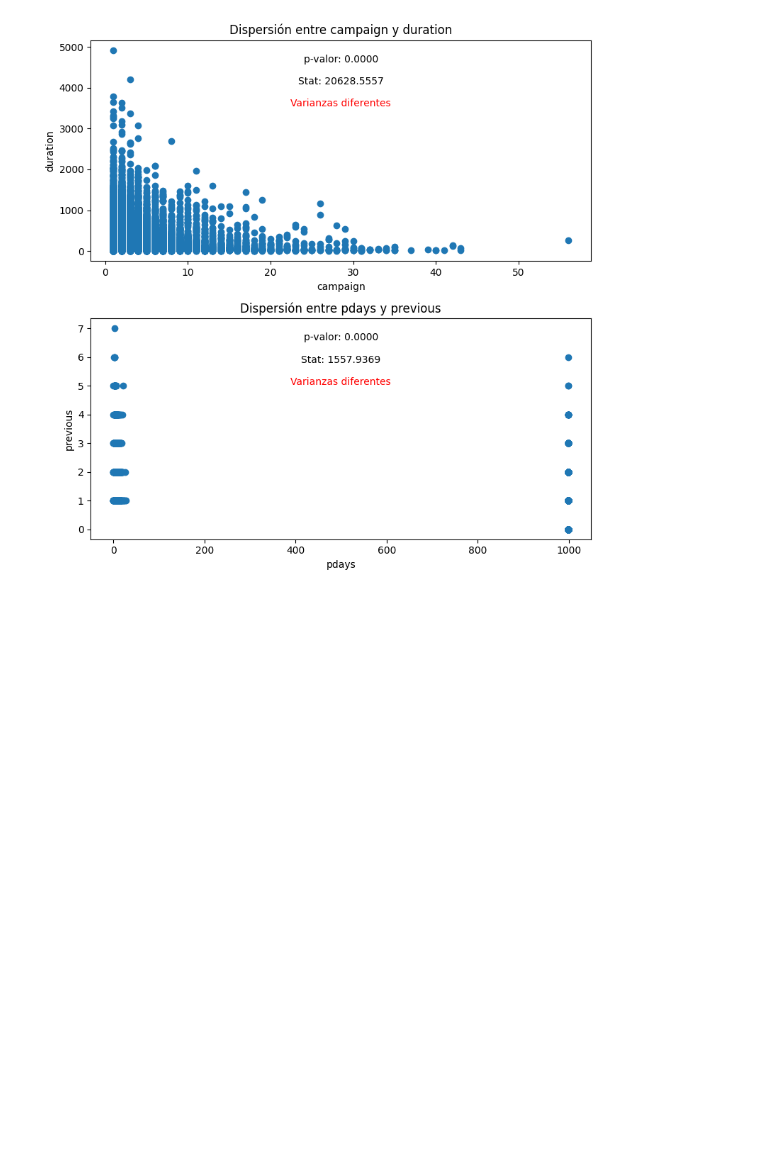
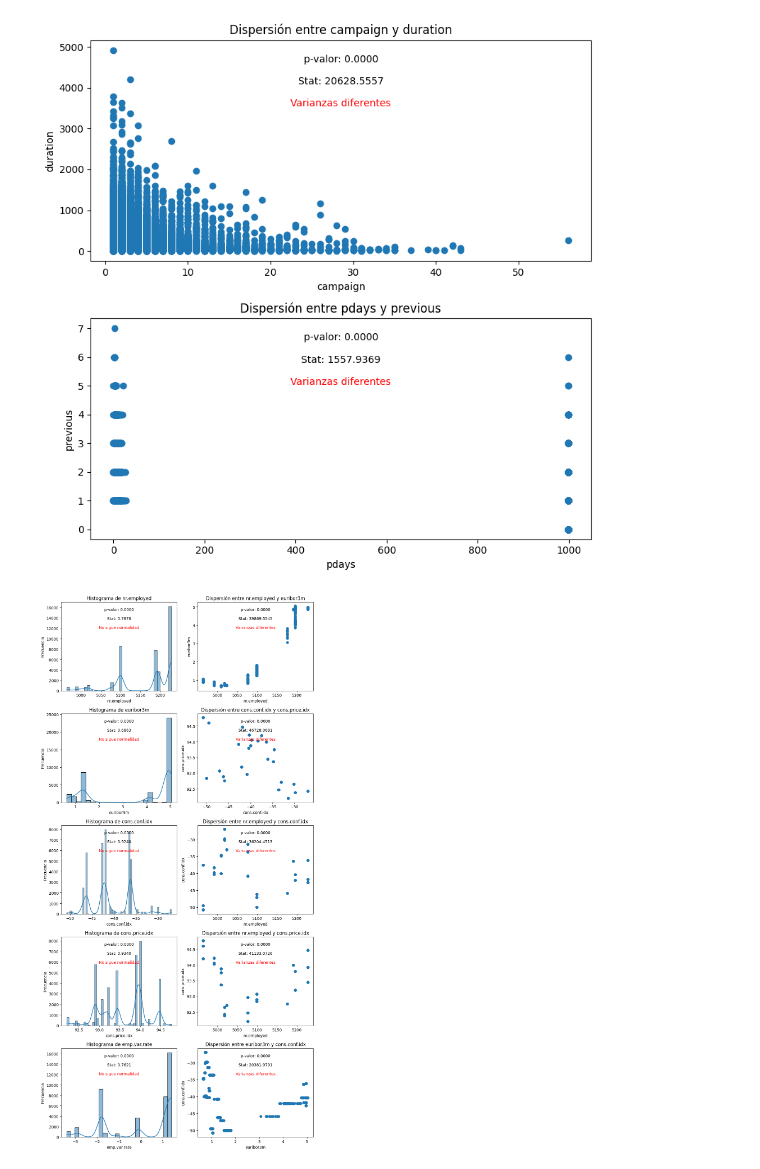
Before and after one commit to RmVa23/ML-Algorithm, a Jupyter notebook: src/explore.ipynb, the cells around one changed output. Saved outputs shown, nothing was run; the diff lists cells and outputs as text; code cells hidden in the pictures; blank space fills up the shorter version.

Commit message:
visualización

```diff
--- a/src/explore.ipynb
+++ b/src/explore.ipynb
@@ -170,3 +182,45 @@ plt.tight_layout()
 # %% [output]
 [figure]
 [figure]
+# %%
+# Figura y ejes para los histogramas y las pruebas de normalidad
+fig, axes = plt.subplots(5, 2, figsize=(10, 20))
+
+# Histogramas y pruebas de normalidad de Shapiro-Wilk para las nuevas columnas
+for i, column in enumerate(['nr.employed', 'euribor3m', 'cons.conf.idx', 'cons.price.idx', 'emp.var.rate']):
+    # Histograma
+    sns.histplot(data[column], kde=True, ax=axes[i, 0])
+    axes[i, 0].set_title(f'Histograma de {column}')
+    axes[i, 0].set_xlabel(column)
+    axes[i, 0].set_ylabel('Frecuencia')
+
+    # Prueba de normalidad de Shapiro-Wilk
+    stat, p_value = shapiro(data[column])
+    axes[i, 0].text(0.5, 0.9, f'p-valor: {p_value:.4f}', transform=axes[i, 0].transAxes, ha='center')
+    axes[i, 0].text(0.5, 0.8, f'Stat: {stat:.4f}', transform=axes[i, 0].transAxes, ha='center')
+    if p_value < 0.05:
+        axes[i, 0].text(0.5, 0.7, 'No sigue normalidad', transform=axes[i, 0].transAxes, ha='center', color='red')
+    else:
+        axes[i, 0].text(0.5, 0.7, 'Sigue normalidad', transform=axes[i, 0].transAxes, ha='center', color='green')
+
+# Gráficos de dispersión y pruebas de homogeneidad de varianzas de Levene para las nuevas columnas
+for i, (column1, column2) in enumerate([('nr.employed', 'euribor3m'), ('cons.conf.idx', 'cons.price.idx'), ('nr.employed', 'cons.conf.idx'), ('nr.employed', 'cons.price.idx'), ('euribor3m', 'cons.conf.idx')]):
+    # Gráfico de dispersión
+    axes[i, 1].scatter(data[column1], data[column2])
+    axes[i, 1].set_title(f'Dispersión entre {column1} y {column2}')
+    axes[i, 1].set_xlabel(column1)
+    axes[i, 1].set_ylabel(column2)
+
+    # Prueba de homogeneidad de varianzas de Levene
+    stat, p_value = levene(data[column1], data[column2])
+    axes[i, 1].text(0.5, 0.9, f'p-valor: {p_value:.4f}', transform=axes[i, 1].transAxes, ha='center')
+    axes[i, 1].text(0.5, 0.8, f'Stat: {stat:.4f}', transform=axes[i, 1].transAxes, ha='center')
+    if p_value < 0.05:
+        axes[i, 1].text(0.5, 0.7, 'Varianzas diferentes', transform=axes[i, 1].transAxes, ha='center', color='red')
+    else:
+        axes[i, 1].text(0.5, 0.7, 'Varianzas iguales', transform=axes[i, 1].transAxes, ha='center', color='green')
+
+# Ajustar espaciado entre subparcelas
+plt.tight_layout()
+# %% [output]
+[figure, added]
```
Also changed, not shown: parts of 9 cells of this notebook.
